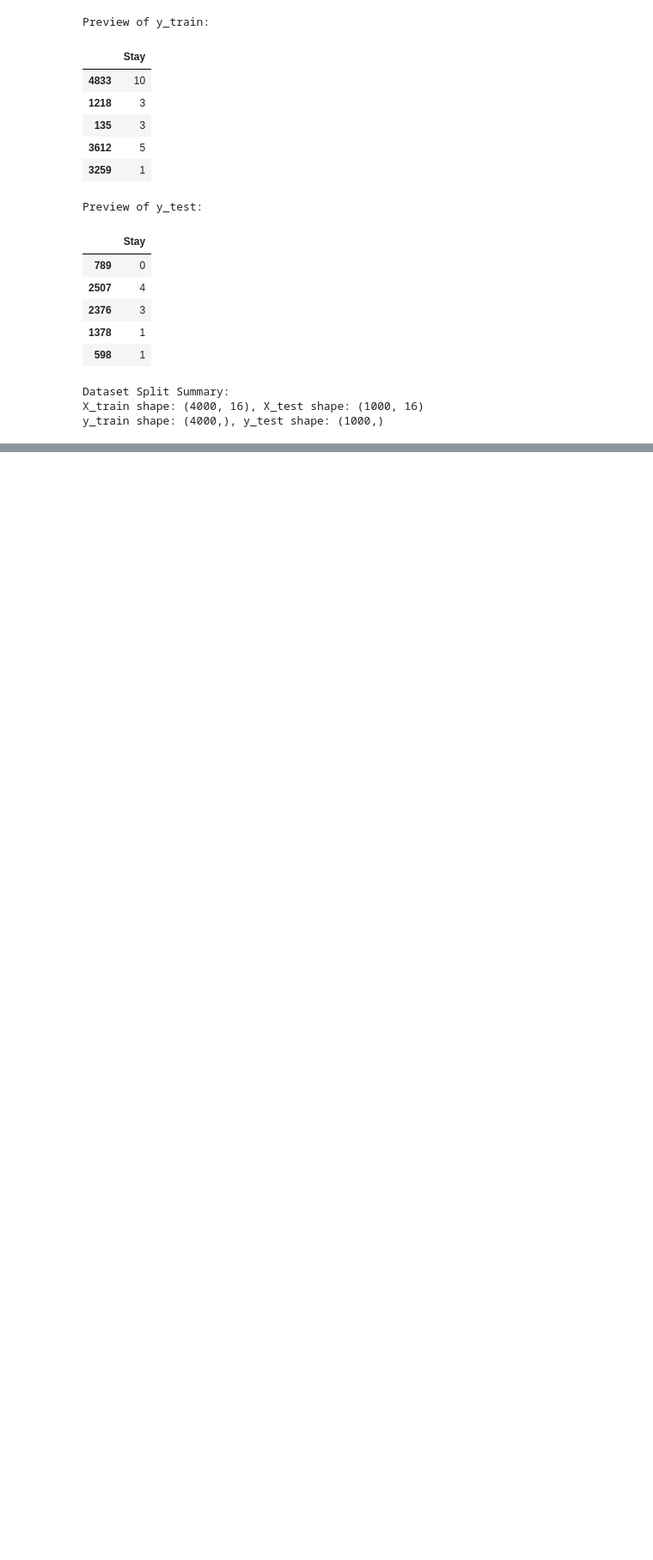
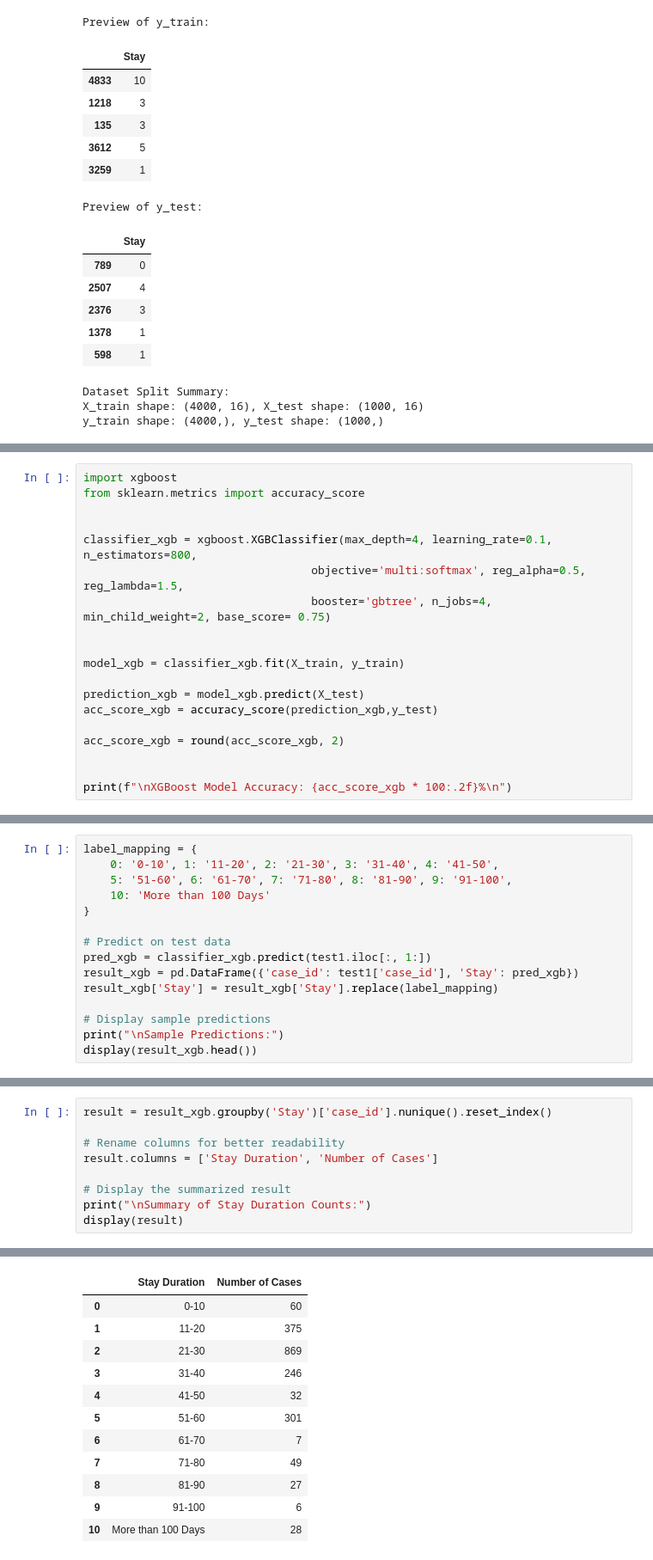
Before and after one commit to NandiSoham/Enhancing-Hospital-Efficiency-with-ML, a Jupyter notebook: notebook.ipynb, the cells around one changed output, grey strips where cells are left out. Shown at 86% size. Cells and saved outputs as stored; diff of their text form; blank space fills up the shorter version.

Commit message:
worked on final prediction

```diff
--- a/notebook.ipynb
+++ b/notebook.ipynb
@@ -475,0 +480,19 @@ y_train shape: (4000,), y_test shape: (1000,)
+# %%
+import xgboost
+from sklearn.metrics import accuracy_score
+
+
+classifier_xgb = xgboost.XGBClassifier(max_depth=4, learning_rate=0.1, n_estimators=800,
+                                  objective='multi:softmax', reg_alpha=0.5, reg_lambda=1.5,
+                                  booster='gbtree', n_jobs=4, min_child_weight=2, base_score= 0.75)
+
+
+model_xgb = classifier_xgb.fit(X_train, y_train)
+
+prediction_xgb = model_xgb.predict(X_test)
+acc_score_xgb = accuracy_score(prediction_xgb,y_test)
+
+acc_score_xgb = round(acc_score_xgb, 2)
+
+
+print(f"\nXGBoost Model Accuracy: {acc_score_xgb * 100:.2f}%\n")
@@ -475,0 +505,15 @@ y_train shape: (4000,), y_test shape: (1000,)
+# %%
+label_mapping = {
+    0: '0-10', 1: '11-20', 2: '21-30', 3: '31-40', 4: '41-50',
+    5: '51-60', 6: '61-70', 7: '71-80', 8: '81-90', 9: '91-100',
+    10: 'More than 100 Days'
+}
+
+# Predict on test data
+pred_xgb = classifier_xgb.predict(test1.iloc[:, 1:])
+result_xgb = pd.DataFrame({'case_id': test1['case_id'], 'Stay': pred_xgb})
+result_xgb['Stay'] = result_xgb['Stay'].replace(label_mapping)
+
+# Display sample predictions
+print("\nSample Predictions:")
+display(result_xgb.head())
@@ -475,0 +532,10 @@ y_train shape: (4000,), y_test shape: (1000,)
+# %%
+result = result_xgb.groupby('Stay')['case_id'].nunique().reset_index()
+
+# Rename columns for better readability
+result.columns = ['Stay Duration', 'Number of Cases']
+
+# Display the summarized result
+print("\nSummary of Stay Duration Counts:")
+display(result)
+# %% [output]
@@ -475,0 +543,12 @@ y_train shape: (4000,), y_test shape: (1000,)
+|  | Stay Duration | Number of Cases |
+| 0 | 0-10 | 60 |
+| 1 | 11-20 | 375 |
+| 2 | 21-30 | 869 |
+| 3 | 31-40 | 246 |
+| 4 | 41-50 | 32 |
+| 5 | 51-60 | 301 |
+| 6 | 61-70 | 7 |
+| 7 | 71-80 | 49 |
+| 8 | 81-90 | 27 |
+| 9 | 91-100 | 6 |
+| 10 | More than 100 Days | 28 |
```
Also changed, not shown: parts of 6 cells of this notebook.
